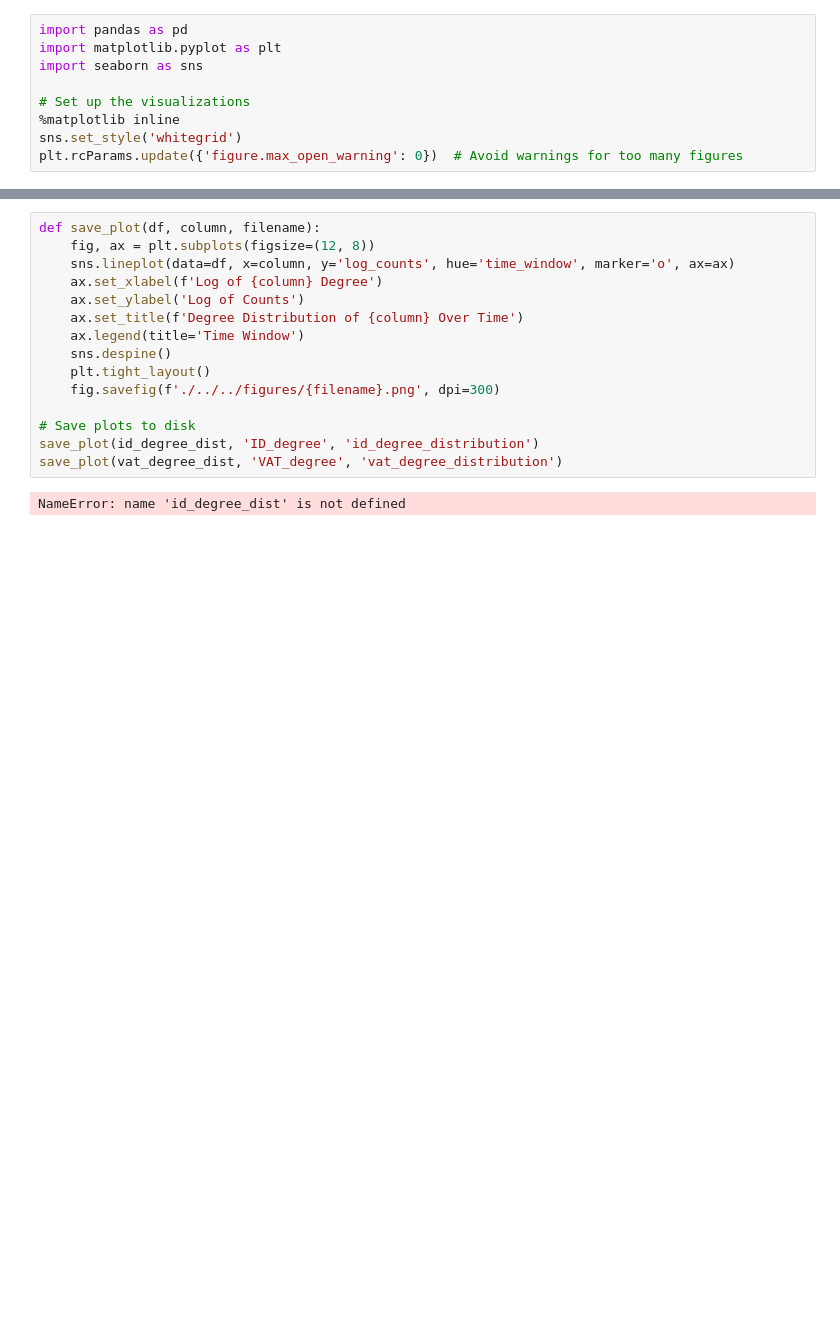
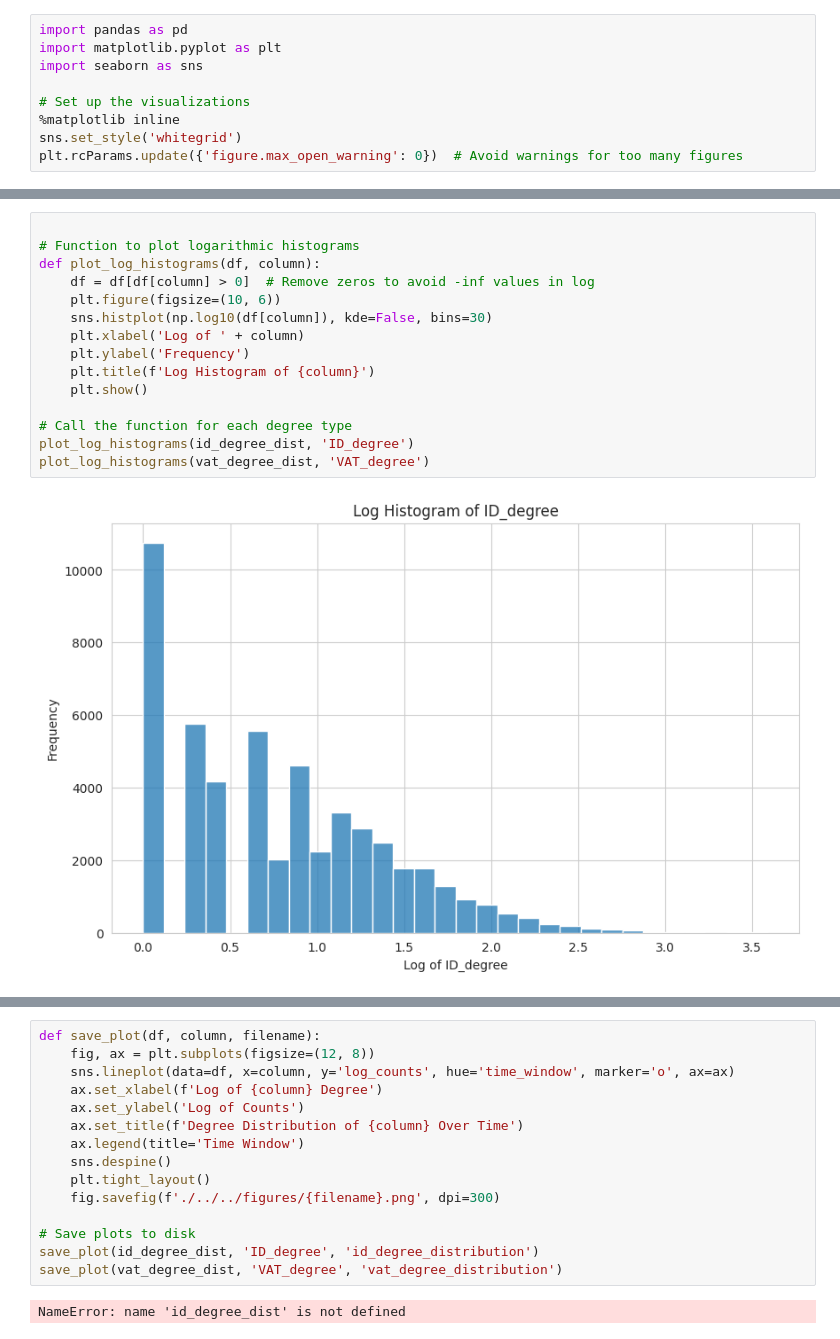
Before and after one commit to matuteiglesias/French_exporters, a Jupyter notebook: notebooks/Economic_Network_Analysis/03 - Visualization - Degree Distribution Plots.ipynb, the cells around one changed output, grey strips where cells are left out. Cells and saved outputs as stored; diff of their text form; blank space fills up the shorter version.

```diff
--- a/notebooks/Economic_Network_Analysis/03 - Visualization - Degree Distribution Plots.ipynb
+++ b/notebooks/Economic_Network_Analysis/03 - Visualization - Degree Distribution Plots.ipynb
@@ -33,0 +41,17 @@ NameError: name 'id_degree_dist' is not defined
+# %%
+
+# Function to plot logarithmic histograms
+def plot_log_histograms(df, column):
+    df = df[df[column] > 0]  # Remove zeros to avoid -inf values in log
+    plt.figure(figsize=(10, 6))
+    sns.histplot(np.log10(df[column]), kde=False, bins=30)
+    plt.xlabel('Log of ' + column)
+    plt.ylabel('Frequency')
+    plt.title(f'Log Histogram of {column}')
+    plt.show()
+
+# Call the function for each degree type
+plot_log_histograms(id_degree_dist, 'ID_degree')
+plot_log_histograms(vat_degree_dist, 'VAT_degree')
+# %% [output]
+[figure, added]
```
Also changed, not shown: parts of 7 cells of this notebook, 51 other files.
